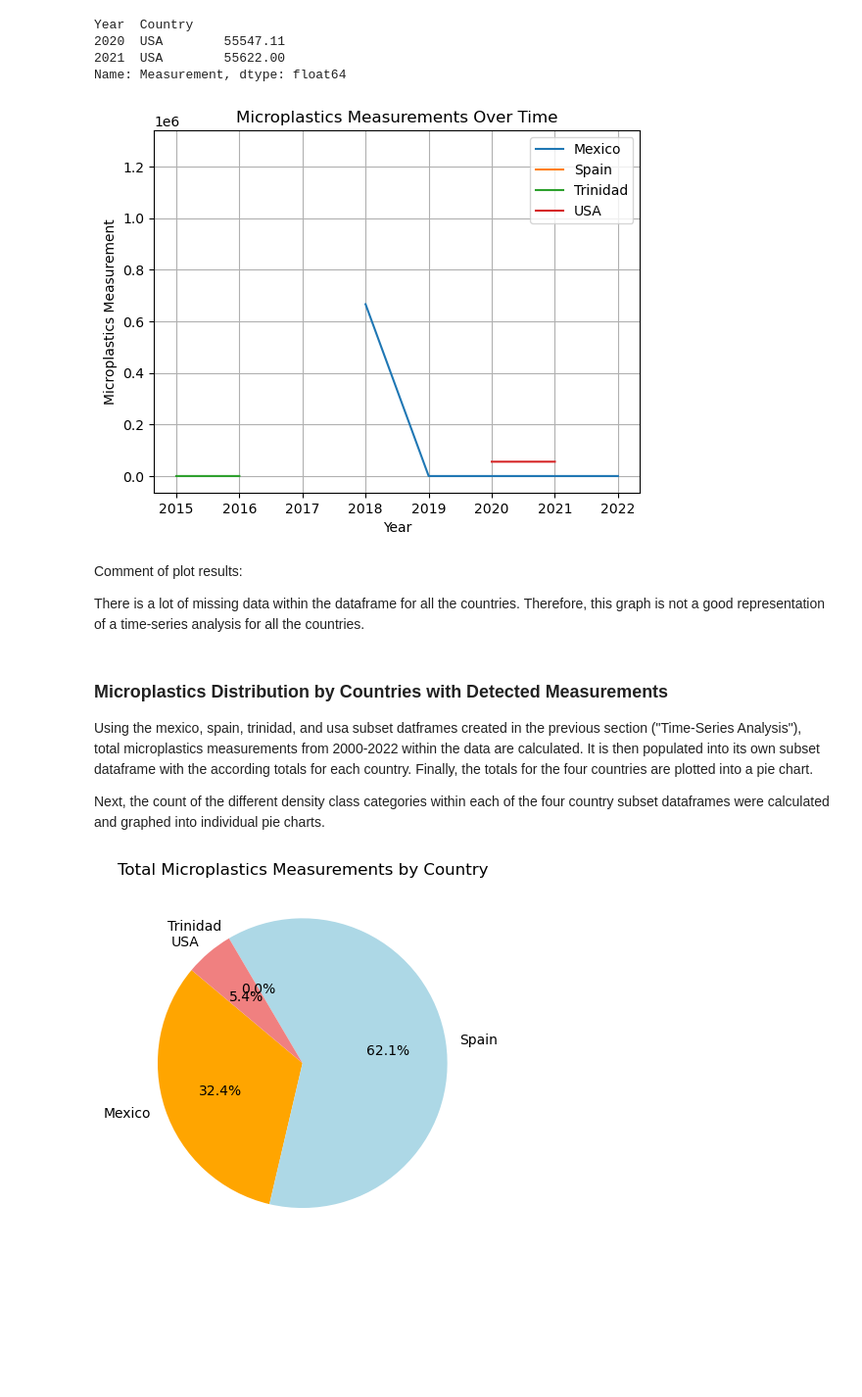
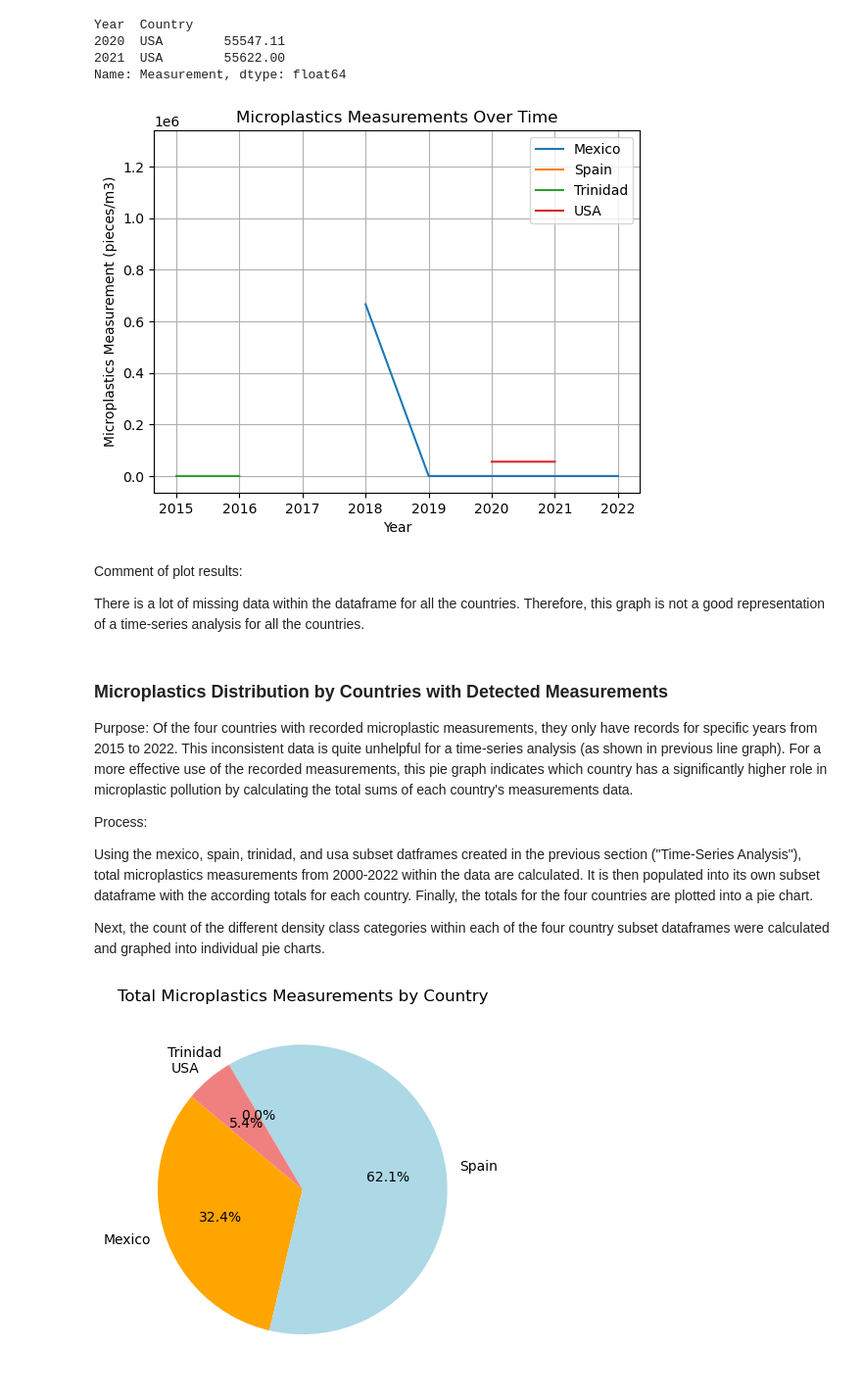
Before and after one commit to AmulyaNagella/final_project_AN, a Jupyter notebook: Microplastics_Final_Project.ipynb, the cells around one changed output. Shown at 98% size. Drawn from its saved outputs; the diff is of its cells as text; code cells hidden in the pictures; blank space fills up the shorter version.

```diff
--- a/Microplastics_Final_Project.ipynb
+++ b/Microplastics_Final_Project.ipynb
@@ -561,24 +660,29 @@ Name: Measurement, dtype: float64
 # %%
 # Plot each country's data
 for i, country_df in enumerate([df_mexico_yearly_sum, df_spain_yearly_sum, df_trinidad_yearly_sum, df_usa_yearly_sum]):
     country = country_df.index.get_level_values('Country')[0]  # Get the country name from the index
     plt.plot(country_df.index.get_level_values('Year'), country_df.values, label=country)
 
 # Customize the plot
 plt.title('Microplastics Measurements Over Time')
 plt.xlabel('Year')
-plt.ylabel('Microplastics Measurement')
+plt.ylabel('Microplastics Measurement (pieces/m3)')
 plt.legend()
 plt.grid(True)
 plt.show()
 # %% [output]
-[figure, old version]
+[figure, new version]
 # %% [markdown]
 Comment of plot results:
 
 There is a lot of missing data within the dataframe for all the countries. Therefore, this graph is not a good representation of a time-series analysis for all the countries.
 # %% [markdown]
 ### Microplastics Distribution by Countries with Detected Measurements
+
+Purpose: Of the four countries with recorded microplastic measurements, they only have records for specific years from 2015 to 2022. This inconsistent data is quite unhelpful for a time-series analysis (as shown in previous line graph). For a more effective use of the recorded measurements, this pie graph indicates which country has a significantly higher role in microplastic pollution by calculating the total sums of each country's measurements data.
+
+
+Process:
 
 Using the mexico, spain, trinidad, and usa subset datframes created in the previous section ("Time-Series Analysis"), total microplastics measurements from 2000-2022 within the data are calculated. It is then populated into its own subset dataframe with the according totals for each country. Finally, the totals for the four countries are plotted into a pie chart.
 
```
Also changed, not shown: parts of 12 cells of this notebook.
